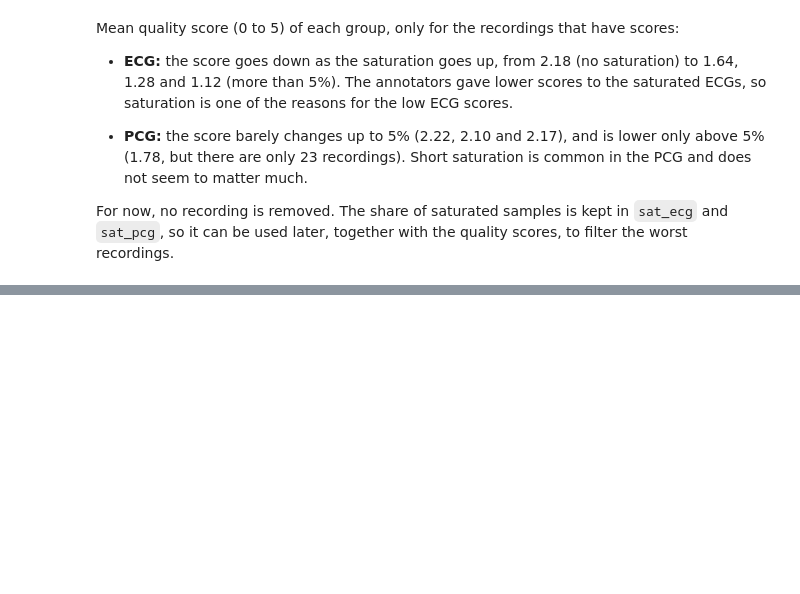
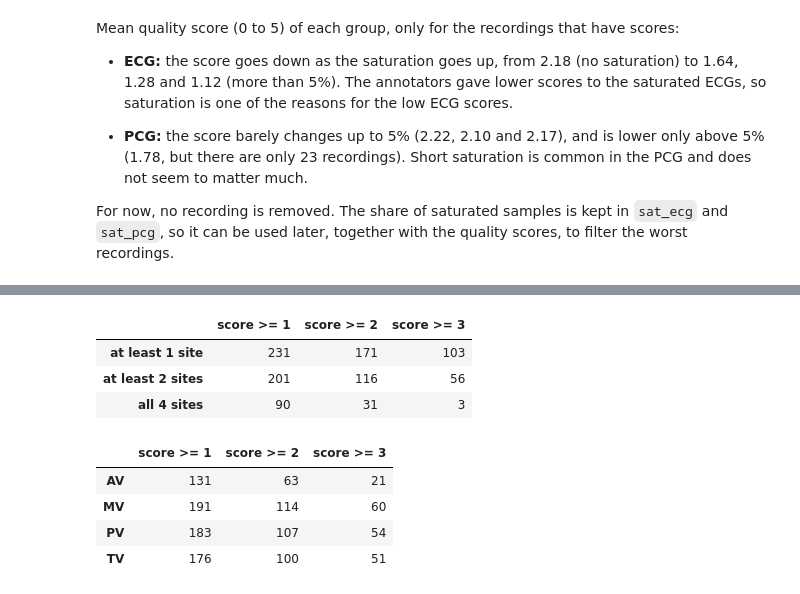
Before and after one commit to Alejandro-131004/cardio-trimodal-align, a Jupyter notebook: Notebooks/Data_Preparation.ipynb, the cells around one changed output, grey strips where cells are left out. Saved outputs shown, nothing was run; the diff lists cells and outputs as text; code cells hidden in the pictures; blank space fills up the shorter version.

```diff
--- a/Notebooks/Data_Preparation.ipynb
+++ b/Notebooks/Data_Preparation.ipynb
@@ -659,0 +725,20 @@ For now, no recording is removed. The share of saturated samples is kept in `sat
+# %%
+scored = patients[patients["annotated"]]
+good = {t: scored[SQA_COLUMNS] >= t for t in [1, 2, 3]}   # True where the best recording of the site reaches t
+
+display(pd.DataFrame({f"score >= {t}": {"at least 1 site": g.any(axis=1).sum(),
+                                        "at least 2 sites": (g.sum(axis=1) >= 2).sum(),
+                                        "all 4 sites": g.all(axis=1).sum()}
+                      for t, g in good.items()}))
+
+pd.DataFrame({f"score >= {t}": g.sum().rename(lambda c: c.replace("sqa_", "")) for t, g in good.items()})
+# %% [output]
+|  | score >= 1 | score >= 2 | score >= 3 |
+| at least 1 site | 231 | 171 | 103 |
+| at least 2 sites | 201 | 116 | 56 |
+| all 4 sites | 90 | 31 | 3 |
+|  | score >= 1 | score >= 2 | score >= 3 |
+| AV | 131 | 63 | 21 |
+| MV | 191 | 114 | 60 |
+| PV | 183 | 107 | 54 |
+| TV | 176 | 100 | 51 |
```
Also changed, not shown: parts of 22 cells of this notebook.
